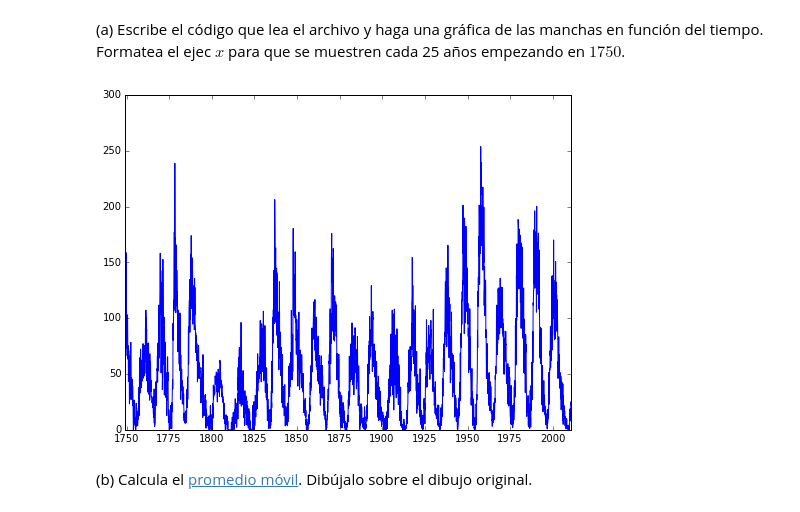
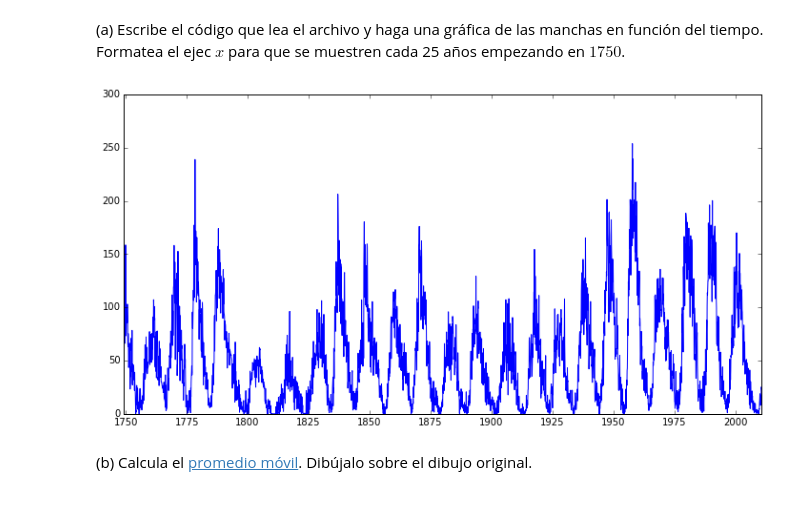
Before and after one commit to terandes/mate-computacional, a Jupyter notebook: alumnos/manemarron/NumPy_tarea.ipynb, the cells around one changed output. Drawn from its saved outputs; the diff is of its cells as text; code cells hidden in the pictures.

```diff
--- a/alumnos/manemarron/NumPy_tarea.ipynb
+++ b/alumnos/manemarron/NumPy_tarea.ipynb
@@ -276,18 +276,18 @@ def read_sunspots():
         x.append(row[0])
         y.append(row[1])
     x = (np.array(x,dtype=np.float128) / 12) + 1749
-    return np.array(x),np.array(y)
+    return np.array(x),np.array(y,dtype=np.float128)
 # %%
 x,y=read_sunspots()
-fig = mp.figure(figsize=(8,6),dpi=80)
 a=int((len(x)-12)/12)
 a=int(a/25)+1
 b=(np.arange(a) * 25) + 1750
+fig = mp.figure(figsize=(12,6),dpi=80)
 mp.xticks(b)
 mp.plot(x,y)
 fig.savefig('sunspots.png')
 fig.savefig('sunspots.eps')
 # %% [output]
-[figure, old version]
+[figure, new version]
 # %% [markdown]
 (b) Calcula el [promedio móvil](http://en.wikipedia.org/wiki/Moving_average). Dibújalo sobre el dibujo original.
```
Also changed, not shown: parts of 7 cells of this notebook, 5 other files.
